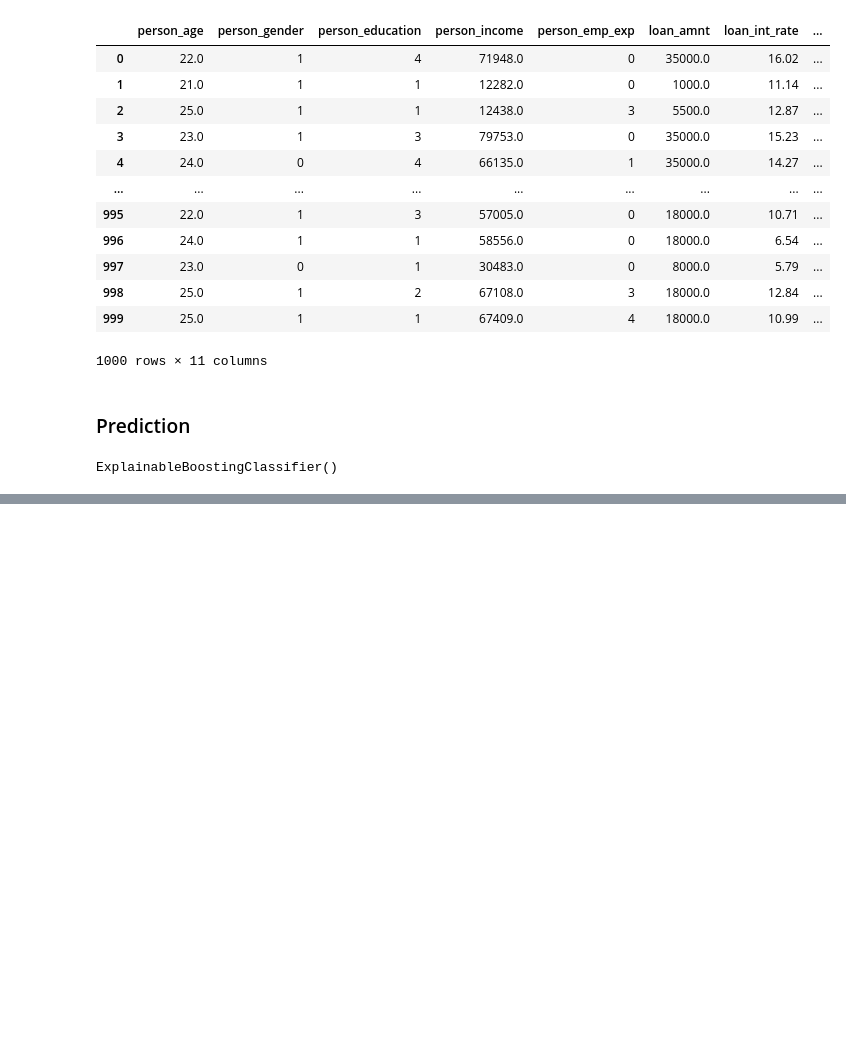
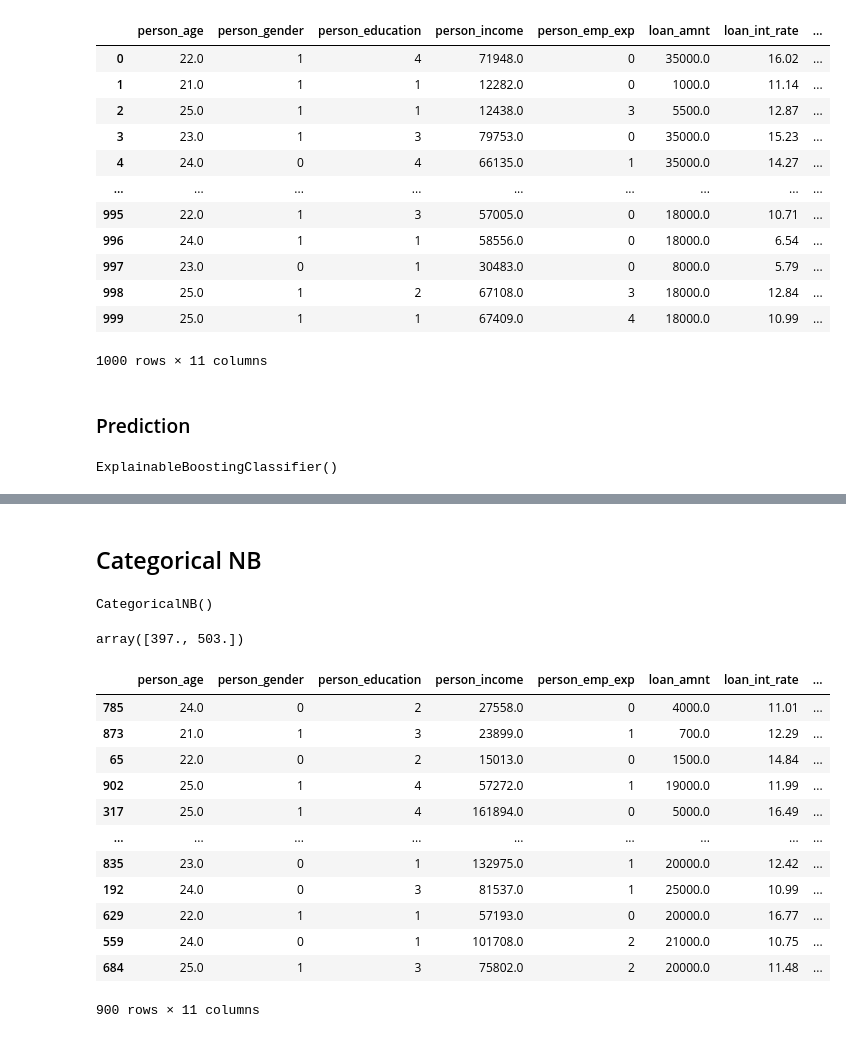
Before and after one commit to bmihaljevic/tfg-interpretml, a Jupyter notebook: experimental_notebooks/learning/explaining_categorical_features/explaining_cat_feats.ipynb, the cells around one changed output, grey strips where cells are left out. Saved outputs shown, nothing was run; the diff lists cells and outputs as text; code cells hidden in the pictures; blank space fills up the shorter version.

```diff
--- a/experimental_notebooks/learning/explaining_categorical_features/explaining_cat_feats.ipynb
+++ b/experimental_notebooks/learning/explaining_categorical_features/explaining_cat_feats.ipynb
@@ -137,3 +137,32 @@ show(ebm_local)
  [ 0.01960964  0.06514355  0.18004936 ...  0.36817215 -0.1715051
    0.36244684]]
 [interactive output not drawn]
+# %% [markdown]
+## Categorical NB
+# %%
+from sklearn.naive_bayes import GaussianNB, CategoricalNB
+
+cnb = CategoricalNB()
+cnb.fit(X_train, y_train)
+# %% [output]
+CategoricalNB()
+# %%
+cnb.class_count_
+# %% [output]
+array([397., 503.])
+# %%
+X_train
+# %% [output]
+|  | person_age | person_gender | person_education | person_income | person_emp_exp | loan_amnt | loan_int_rate | ... |
+| 785 | 24.0 | 0 | 2 | 27558.0 | 0 | 4000.0 | 11.01 | ... |
+| 873 | 21.0 | 1 | 3 | 23899.0 | 1 | 700.0 | 12.29 | ... |
+| 65 | 22.0 | 0 | 2 | 15013.0 | 0 | 1500.0 | 14.84 | ... |
+| 902 | 25.0 | 1 | 4 | 57272.0 | 1 | 19000.0 | 11.99 | ... |
+| 317 | 25.0 | 1 | 4 | 161894.0 | 0 | 5000.0 | 16.49 | ... |
+| ... | ... | ... | ... | ... | ... | ... | ... | ... |
+| 835 | 23.0 | 0 | 1 | 132975.0 | 1 | 20000.0 | 12.42 | ... |
+| 192 | 24.0 | 0 | 3 | 81537.0 | 1 | 25000.0 | 10.99 | ... |
+| 629 | 22.0 | 1 | 1 | 57193.0 | 0 | 20000.0 | 16.77 | ... |
+| 559 | 24.0 | 0 | 1 | 101708.0 | 2 | 21000.0 | 10.75 | ... |
+| 684 | 25.0 | 1 | 3 | 75802.0 | 2 | 20000.0 | 11.48 | ... |
+900 rows × 11 columns
```
Also changed, not shown: parts of 13 cells of this notebook, 4 other files.
